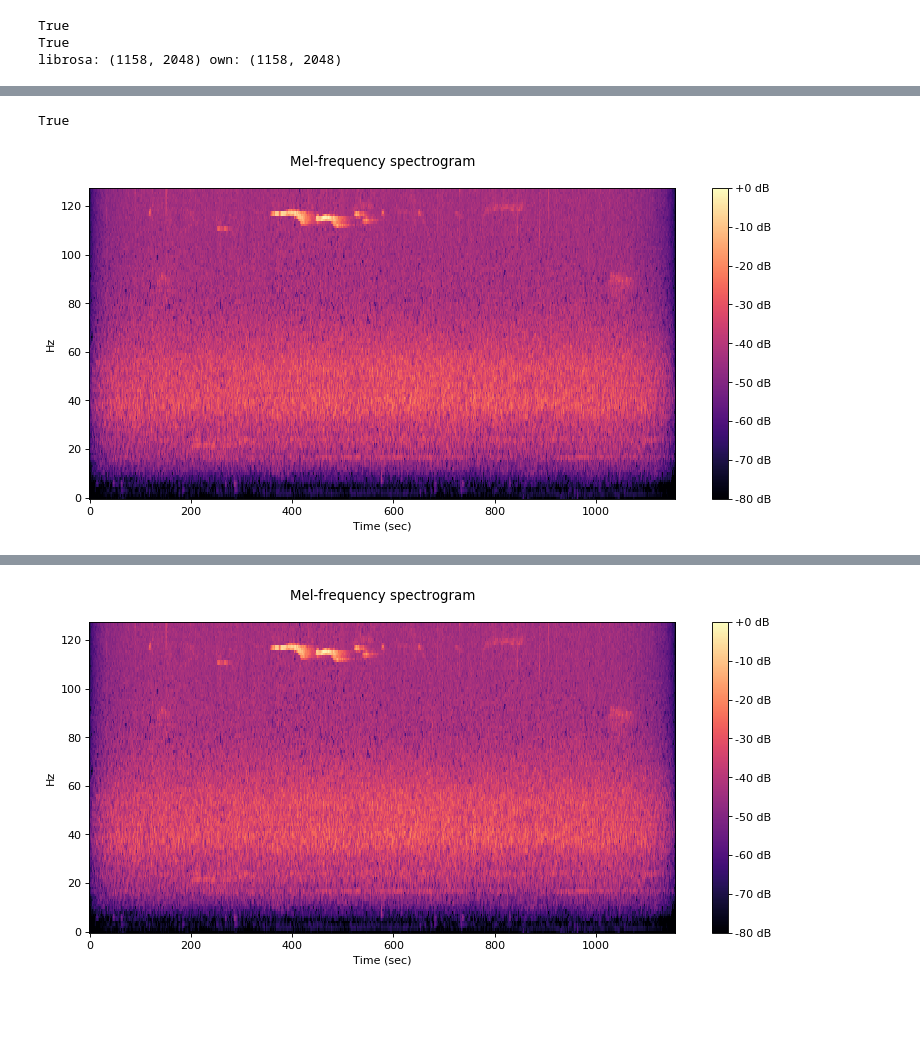
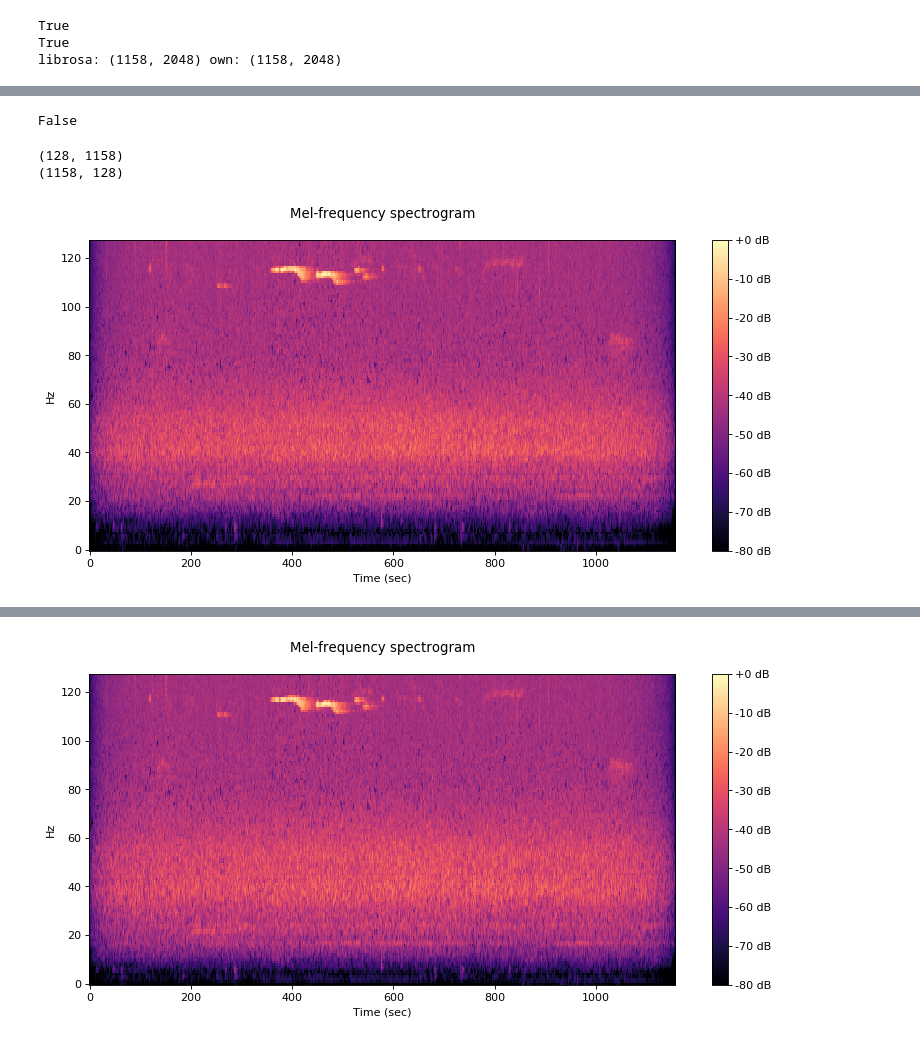
Before and after one commit to AlxSp/songbird, a Jupyter notebook: audio_test.ipynb, the cells around one changed output, grey strips where cells are left out. Cells and saved outputs as stored; diff of their text form; code cells hidden in the pictures; blank space fills up the shorter version.

Commit message:
changed how sample meta data is stores

```diff
--- a/audio_test.ipynb
+++ b/audio_test.ipynb
@@ -12,6 +12,7 @@ window_size = 2048
 step_size = 512
 sample_rate = 44100
 filter_banks = 128
+freq_max = 10000
 # %%
 #split a time series into multiple frames given a window size and step size
 def get_even_time_series_frames(time_series : np.array, window_size : int, step_size : int):
@@ -176,0 +149,4 @@ mel_scale_frames = mel.dot(pow_frames.T)
+# %%
+mel = librosa.filters.mel(sr=sample_rate, n_fft=window_size, n_mels=filter_banks, fmax=freq_max)
+own_mel = create_filter_bank(sample_rate, n_fft=window_size, n_filters=filter_banks, freq_max=freq_max)
+own_mel = librosa.filters.mel(sr=sample_rate, n_fft=window_size, n_mels=filter_banks, fmax=freq_max, htk = True)
@@ -177,14 +162,25 @@ mel_scale_frames = mel.dot(pow_frames.T)
+# %%
+
+mel_scale_frames = np.dot(pow_frames, own_mel.T)
+mel_scale_frames = np.where(mel_scale_frames == 0, np.finfo(float).eps, mel_scale_frames)
 # %%
 lib_mel_scale_frames = mel.dot(lib_pow_frames.T)
 # %%
 np.array_equal(mel_scale_frames, lib_mel_scale_frames)
 # %% [output]
-True
+False
 # %%
 db_scale_frames = librosa.power_to_db(mel_scale_frames, ref=np.max)
 # %%
 lib_db_scale_frames = librosa.power_to_db(lib_mel_scale_frames, ref=np.max)
+# %%
+rot_db_scale_frames = db_scale_frames.T
+print(rot_db_scale_frames.shape)
+print(db_scale_frames.shape)
+# %% [output]
+(128, 1158)
+(1158, 128)
 # %%
-draw_spectogram(db_scale_frames)
+draw_spectogram(rot_db_scale_frames)
 # %% [output]
-[figure, old version]
+[figure, new version]
```
Also changed, not shown: parts of 15 cells of this notebook, 4 other files.
